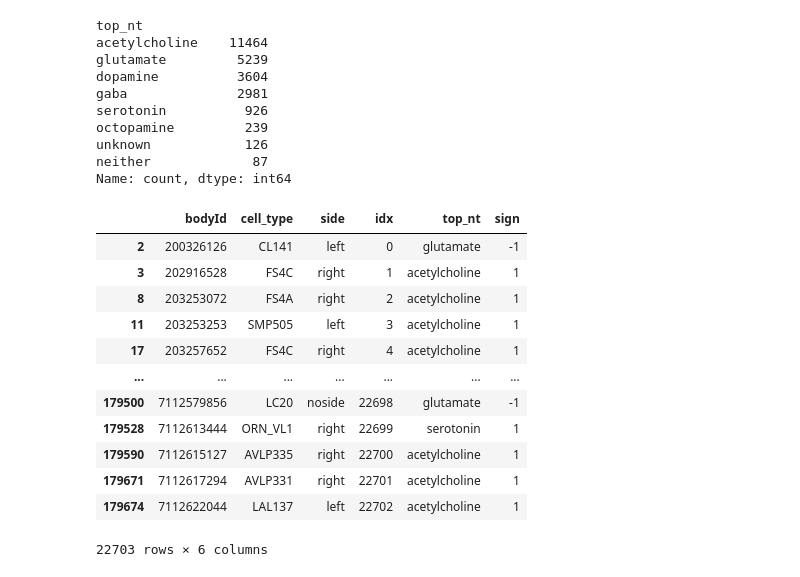
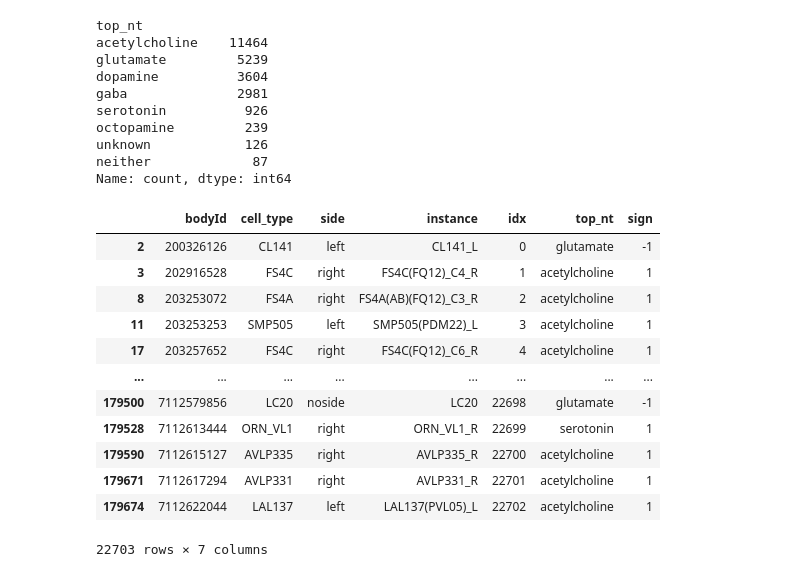
Before and after one commit to YijieYin/connectome_data_prep, a Jupyter notebook: hemibrain/dataprep_neuron.ipynb, the cells around one changed output. Saved outputs shown, nothing was run; the diff lists cells and outputs as text; code cells hidden in the pictures.

Commit message:
add instance to meta

```diff
--- a/hemibrain/dataprep_neuron.ipynb
+++ b/hemibrain/dataprep_neuron.ipynb
@@ -166,25 +166,25 @@ unknown            126
 neither             87
 Name: count, dtype: int64
 # %%
-meta = neuron_df[["bodyId", "type", "side"]].copy()
+meta = neuron_df[["bodyId", "type", "side", "instance"]].copy()
 meta.rename(columns={"type": "cell_type"}, inplace=True)
 meta["idx"] = meta["bodyId"].map(nodes_to_idx)
 meta["top_nt"] = meta.bodyId.map(bid_to_nt)
 meta["sign"] = [-1 if nt in ["gaba", "glutamate"] else 1 for nt in meta.top_nt]
 
 meta.to_csv("../data/hemibrain/hemibrain_neuron_meta.csv", index=False)
 meta
 # %% [output]
-|  | bodyId | cell_type | side | idx | top_nt | sign |
-| 2 | 200326126 | CL141 | left | 0 | glutamate | -1 |
-| 3 | 202916528 | FS4C | right | 1 | acetylcholine | 1 |
-| 8 | 203253072 | FS4A | right | 2 | acetylcholine | 1 |
-| 11 | 203253253 | SMP505 | left | 3 | acetylcholine | 1 |
-| 17 | 203257652 | FS4C | right | 4 | acetylcholine | 1 |
-| ... | ... | ... | ... | ... | ... | ... |
-| 179500 | 7112579856 | LC20 | noside | 22698 | glutamate | -1 |
-| 179528 | 7112613444 | ORN_VL1 | right | 22699 | serotonin | 1 |
-| 179590 | 7112615127 | AVLP335 | right | 22700 | acetylcholine | 1 |
-| 179671 | 7112617294 | AVLP331 | right | 22701 | acetylcholine | 1 |
-| 179674 | 7112622044 | LAL137 | left | 22702 | acetylcholine | 1 |
+|  | bodyId | cell_type | side | instance | idx | top_nt | sign |
+| 2 | 200326126 | CL141 | left | CL141_L | 0 | glutamate | -1 |
+| 3 | 202916528 | FS4C | right | FS4C(FQ12)_C4_R | 1 | acetylcholine | 1 |
+| 8 | 203253072 | FS4A | right | FS4A(AB)(FQ12)_C3_R | 2 | acetylcholine | 1 |
+| 11 | 203253253 | SMP505 | left | SMP505(PDM22)_L | 3 | acetylcholine | 1 |
+| 17 | 203257652 | FS4C | right | FS4C(FQ12)_C6_R | 4 | acetylcholine | 1 |
+| ... | ... | ... | ... | ... | ... | ... | ... |
+| 179500 | 7112579856 | LC20 | noside | LC20 | 22698 | glutamate | -1 |
+| 179528 | 7112613444 | ORN_VL1 | right | ORN_VL1_R | 22699 | serotonin | 1 |
+| 179590 | 7112615127 | AVLP335 | right | AVLP335_R | 22700 | acetylcholine | 1 |
+| 179671 | 7112617294 | AVLP331 | right | AVLP331_R | 22701 | acetylcholine | 1 |
+| 179674 | 7112622044 | LAL137 | left | LAL137(PVL05)_L | 22702 | acetylcholine | 1 |
-22703 rows × 6 columns
+22703 rows × 7 columns
```
Also changed, not shown: 1 other file.
